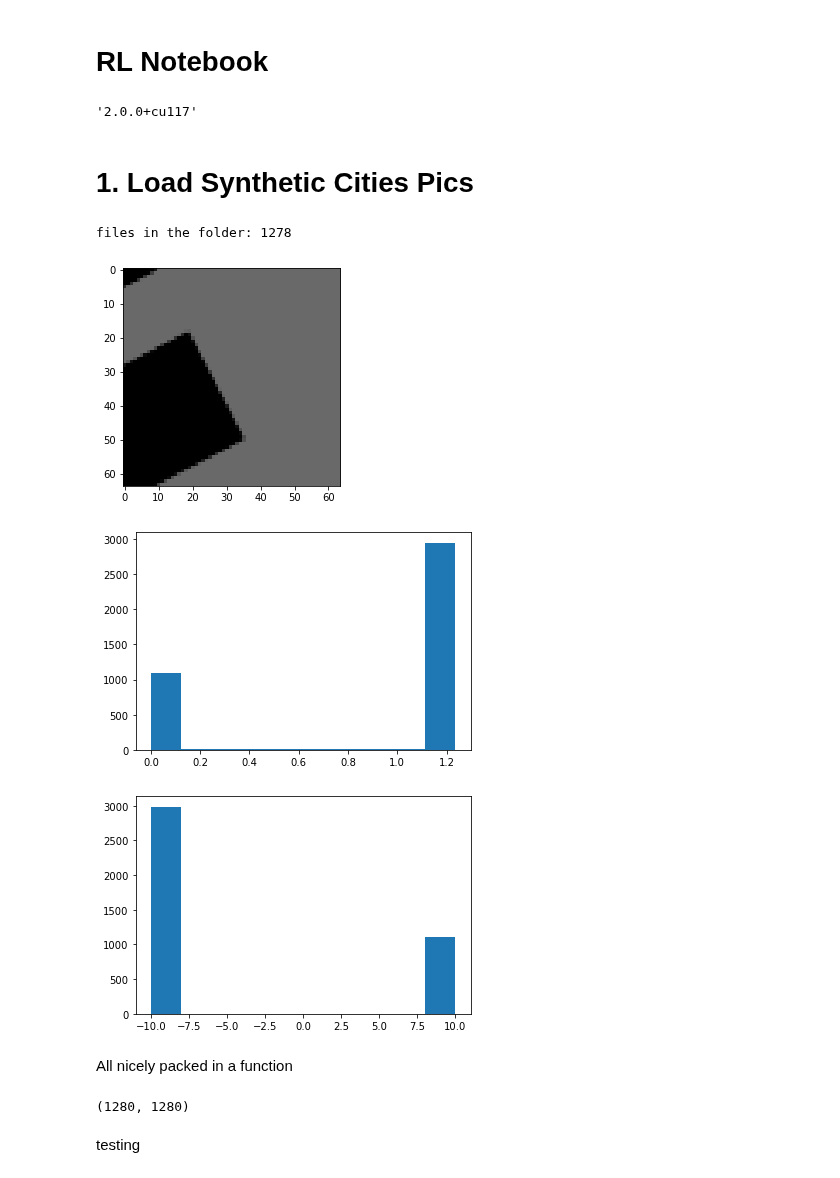
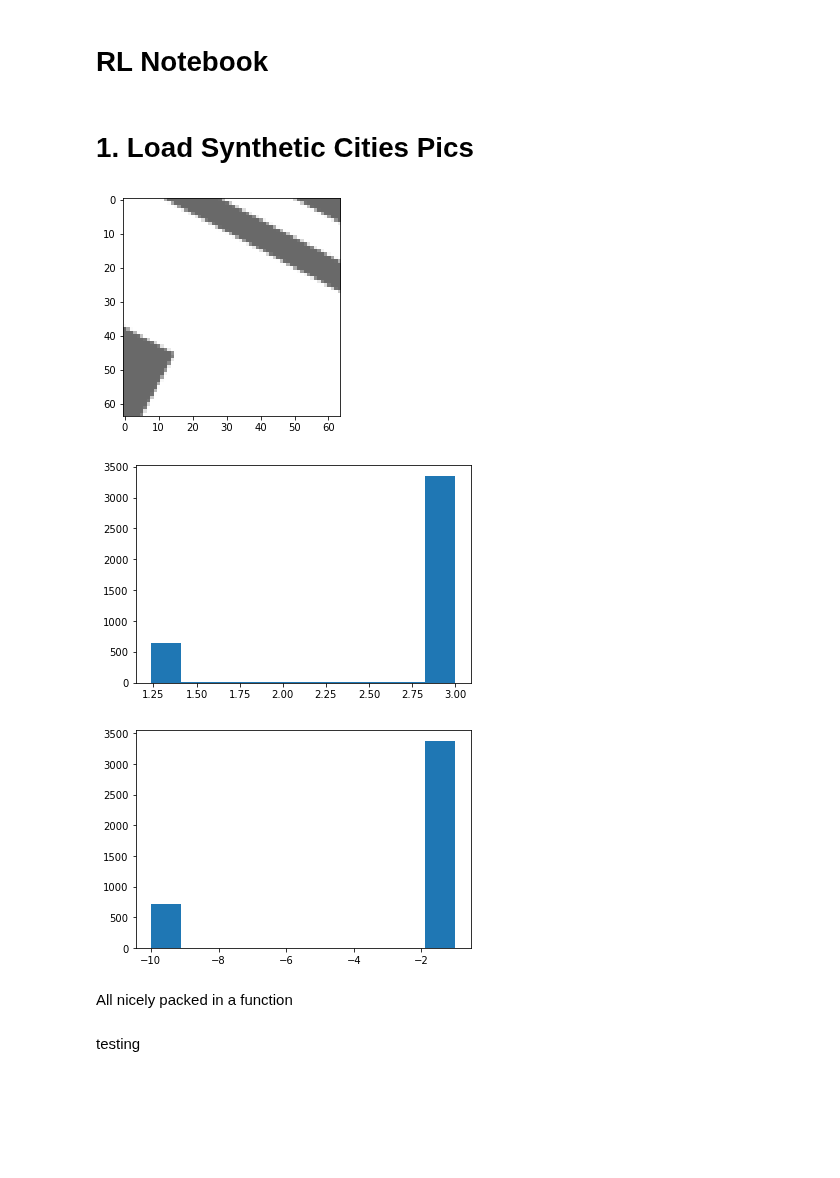
Before and after one commit to neithangurthang/SyntheticCities, a Jupyter notebook: notebooks/01 ReinforcementLearningExperiment.ipynb, the cells around one changed output. Drawn from its saved outputs; the diff is of its cells as text; code cells hidden in the pictures; blank space fills up the shorter version.

```diff
--- a/notebooks/01 ReinforcementLearningExperiment.ipynb
+++ b/notebooks/01 ReinforcementLearningExperiment.ipynb
@@ -45,33 +45,47 @@ import torch.nn.functional as F
 %matplotlib inline
 %load_ext autoreload
 %autoreload 2
-# %%
-torch.__version__
-# %% [output]
-'2.0.0+cu117'
+# %%
+# File directory
+src = "../data/cadastralExport/"
+onlyfiles = [f for f in listdir(src) if isfile(join(src, f))]
+filesrc = src+random.choice(onlyfiles)
+# print(f"files in the folder: {len(onlyfiles)}")
+
+# Params
+obsRes = 64
+memorySlots = 5
+obsRadius = 25
+channels = 3
+resolution = int(1280 / 4) # image resolution
+# if gpu is to be used
+device = torch.device("cuda" if torch.cuda.is_available() else "cpu")
+label = 1 # true label
+
+BATCH_SIZE = 128
+GAMMA = 0.99
+EPS_START = 0.9
+EPS_END = 0.05
+EPS_DECAY = 1000
+TAU = 0.005
+LR = 1e-4
 # %% [markdown]
 # 1. Load Synthetic Cities Pics
-# %%
-src = "../data/cadastralExport/"
-onlyfiles = [f for f in listdir(src) if isfile(join(src, f))]
-print(f"files in the folder: {len(onlyfiles)}")
-# %% [output]
-files in the folder: 1278
 # %%
-filesrc = random.choice(onlyfiles)
-image = Image.open(src+filesrc)
+# filesrc = random.choice(onlyfiles)
+image = Image.open(filesrc)
 x = TF.to_tensor(image)
 # too large, let's take a cut
 lim = 64
 xSmall = torch.split(x[:3], lim, dim=1)[0].split(lim, dim=2)[0] # 4th channel is transparency
 plt.imshow(xSmall.permute(*torch.arange(xSmall.ndim - 1, -1, -1)));
 # %% [output]
-[figure, old version]
+[figure, new version]
 # %%
 intensity = xSmall.sum(axis=0)
 plt.hist(intensity.flatten(start_dim=0).tolist());
 # %% [output]
-[figure, old version]
+[figure, new version]
 # %%
 def toRLScore(x):
     score = int
@@ -91,7 +105,7 @@ vfunc = np.vectorize(toRLScore)
 RLScore = vfunc(intensity)
 plt.hist(RLScore.flatten());
 # %% [output]
-[figure, old version]
+[figure, new version]
 # %% [markdown]
 All nicely packed in a function
 # %%
@@ -111,7 +121,3 @@ size = img.size
-# %%
-size
-# %% [output]
-(1280, 1280)
 # %% [markdown]
 testing
 # %%
```
Also changed, not shown: parts of 71 cells of this notebook, 2 other files.
